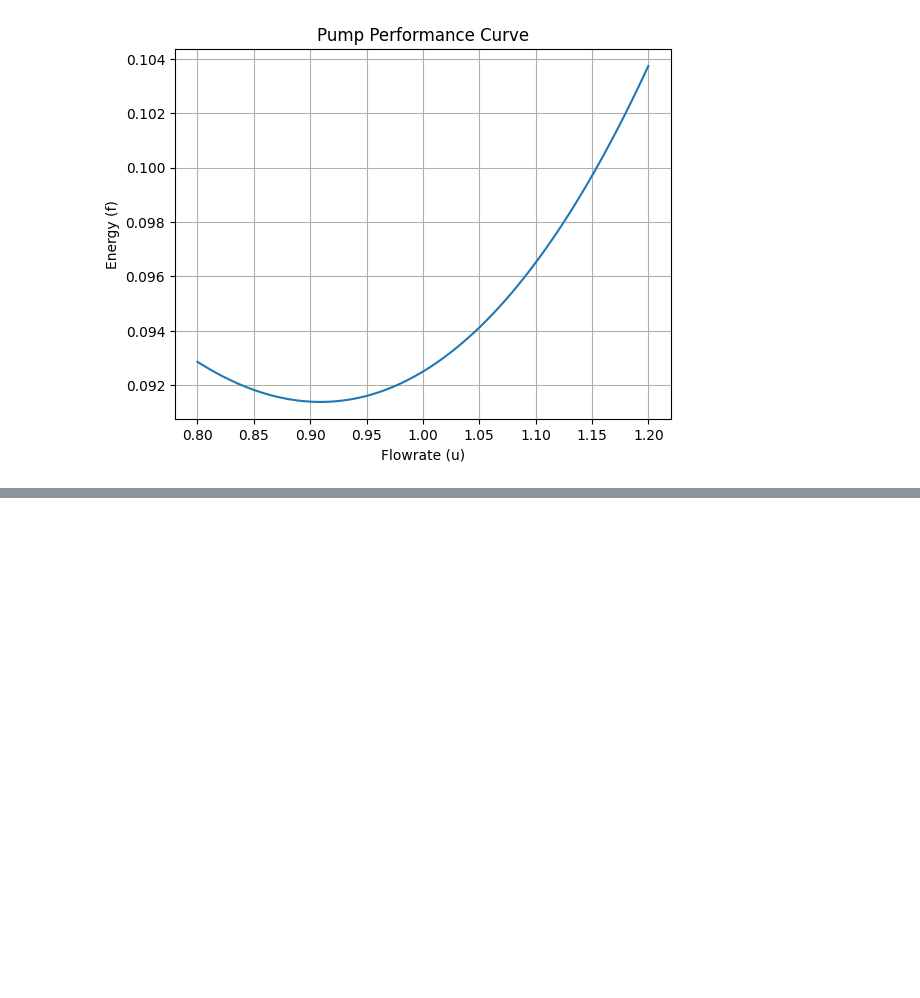
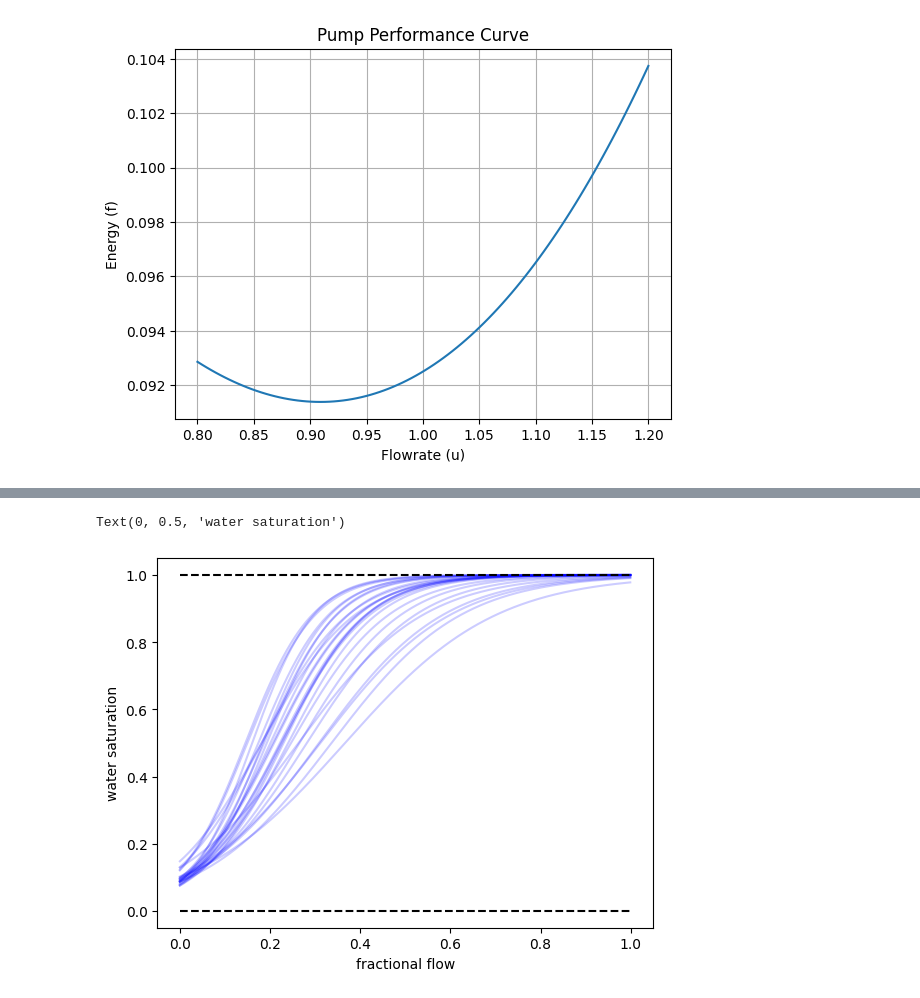
Before and after one commit to iffanh/buckley_leverette, a Jupyter notebook: pumps.ipynb, the cells around one changed output, grey strips where cells are left out. Drawn from its saved outputs; the diff is of its cells as text; code cells hidden in the pictures; blank space fills up the shorter version.

```diff
--- a/pumps.ipynb
+++ b/pumps.ipynb
@@ -21,0 +54,32 @@ plt.show()
+# %%
+
+# https://perminc.com/resources/fundamentals-of-fluid-flow-in-porous-media/chapter-4-immiscible-displacement/buckley-leverett-theory/
+mu_o = 5.0
+mu_w = 1.0
+
+ratio = lambda a, b, Sw : 1/(1 +  (mu_o/mu_w) * (a*np.exp(-b*Sw)))
+
+a_mean = 2.0
+b_mean = 10.0
+
+a_std = a_mean/5
+b_std = b_mean/5
+
+# perturb a and b
+aw = np.random.normal(loc=a_mean, scale=a_std, size=25)
+bw = np.random.normal(loc=b_mean, scale=b_std, size=25)
+
+
+Sw = np.arange(0.0, 1.0, 0.001)
+
+fw = np.array([np.array([ratio(a, b, sw) for sw in Sw]) for a, b in zip(aw, bw)]).T
+
+plt.figure()
+plt.plot(Sw, fw, color="blue", alpha=0.2)
+plt.hlines(0.0, 0.0, 1.0, linestyles="dashed", colors="black")
+plt.hlines(1.0, 0.0, 1.0, linestyles="dashed", colors="black")
+plt.xlabel("fractional flow")
+plt.ylabel("water saturation")
+# %% [output]
+Text(0, 0.5, 'water saturation')
+[figure, added]
```
Also changed, not shown: parts of 1 cell of this notebook, 17 other files.
